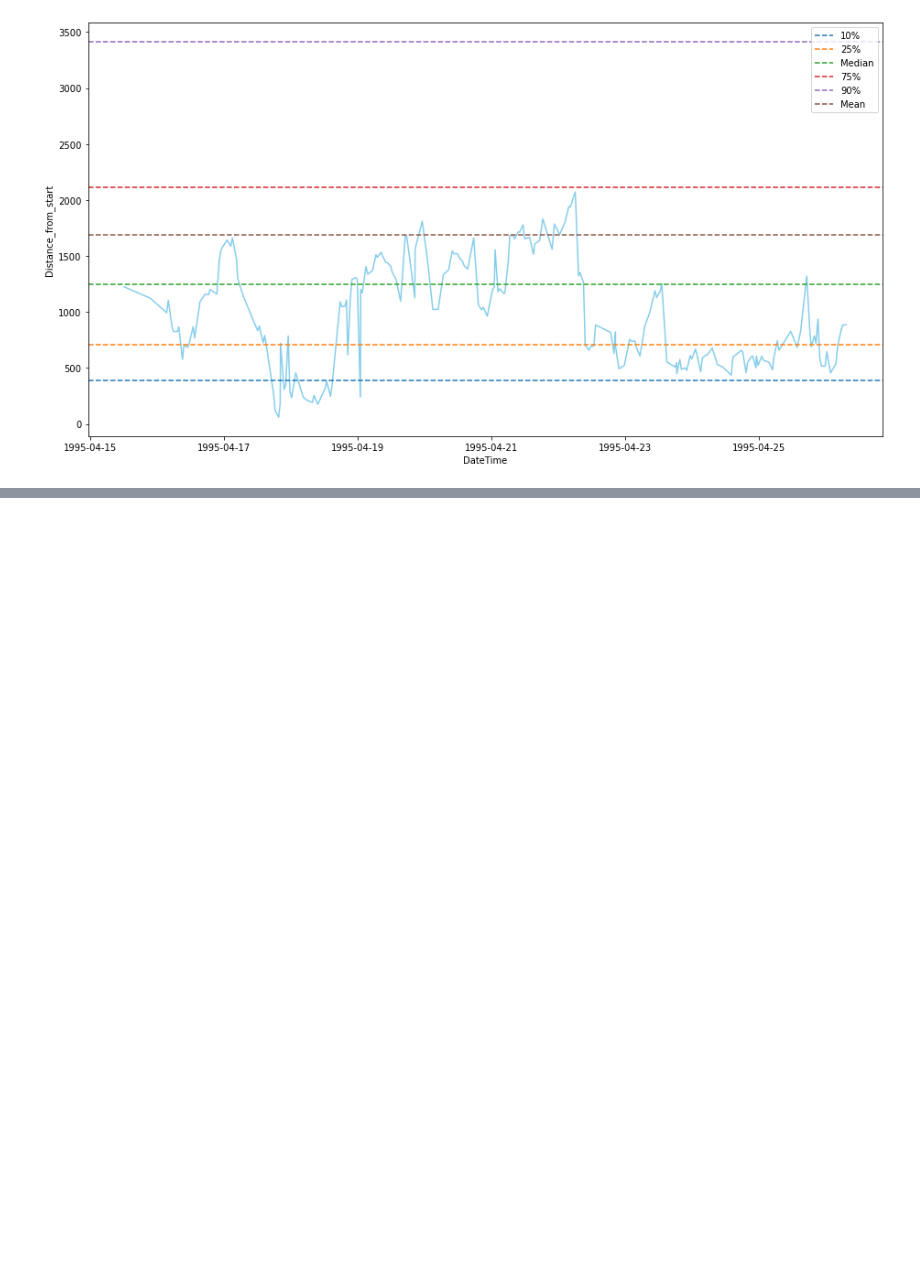
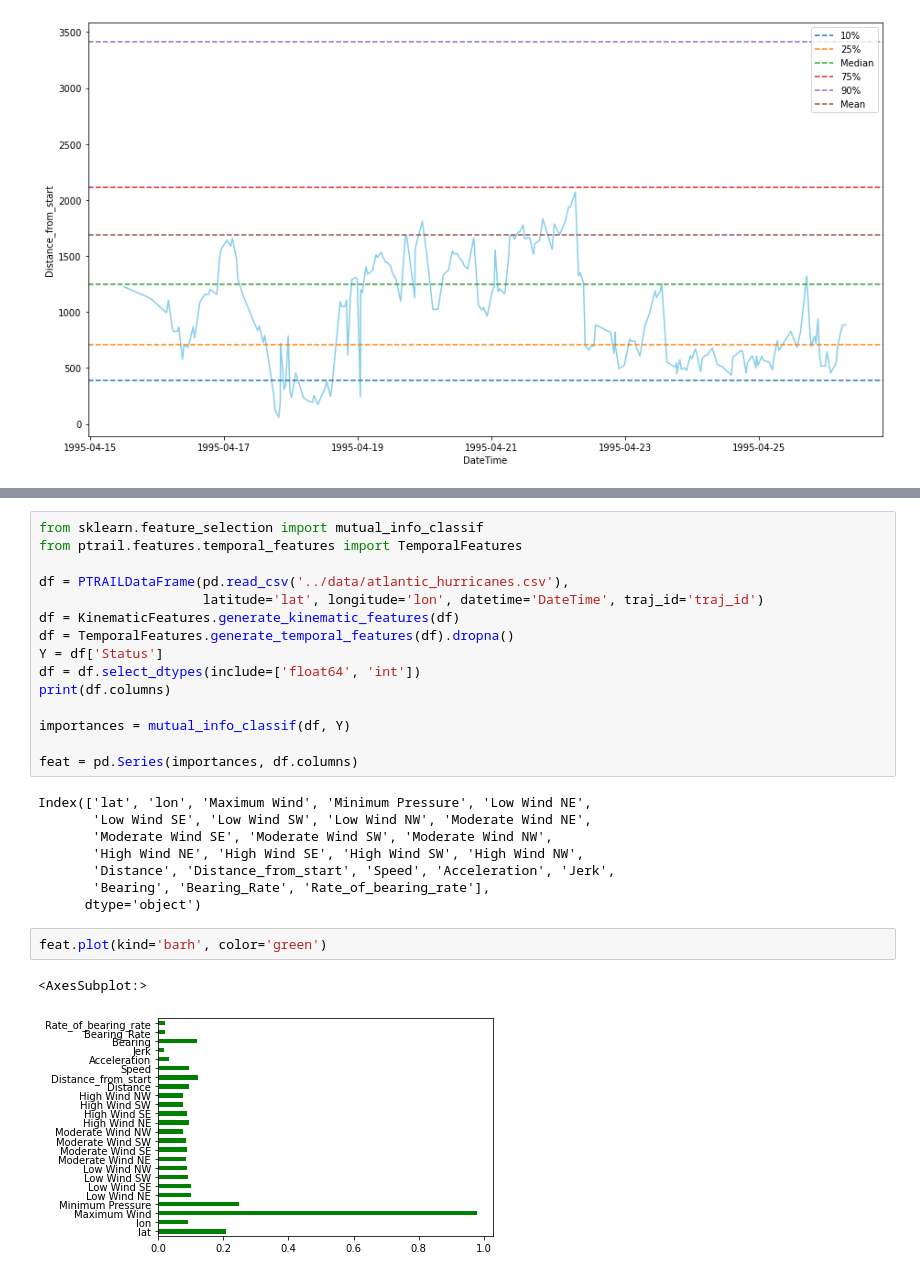
Before and after one commit to YakshHaranwala/PTRAIL, a Jupyter notebook: examples/Jupyter Notebooks/test.ipynb, the cells around one changed output, grey strips where cells are left out. Saved outputs shown, nothing was run; the diff lists cells and outputs as text; blank space fills up the shorter version.

Commit message:
Tested some feature selection.

```diff
--- a/examples/Jupyter Notebooks/test.ipynb
+++ b/examples/Jupyter Notebooks/test.ipynb
@@ -93,0 +103,28 @@ plot_stats('Distance_from_start')
+# %%
+from sklearn.feature_selection import mutual_info_classif
+from ptrail.features.temporal_features import TemporalFeatures
+
+df = PTRAILDataFrame(pd.read_csv('../data/atlantic_hurricanes.csv'),
+                     latitude='lat', longitude='lon', datetime='DateTime', traj_id='traj_id')
+df = KinematicFeatures.generate_kinematic_features(df)
+df = TemporalFeatures.generate_temporal_features(df).dropna()
+Y = df['Status']
+df = df.select_dtypes(include=['float64', 'int'])
+print(df.columns)
+
+importances = mutual_info_classif(df, Y)
+
+feat = pd.Series(importances, df.columns)
+# %% [output]
+Index(['lat', 'lon', 'Maximum Wind', 'Minimum Pressure', 'Low Wind NE',
+       'Low Wind SE', 'Low Wind SW', 'Low Wind NW', 'Moderate Wind NE',
+       'Moderate Wind SE', 'Moderate Wind SW', 'Moderate Wind NW',
+       'High Wind NE', 'High Wind SE', 'High Wind SW', 'High Wind NW',
+       'Distance', 'Distance_from_start', 'Speed', 'Acceleration', 'Jerk',
+       'Bearing', 'Bearing_Rate', 'Rate_of_bearing_rate'],
+      dtype='object')
+# %%
+feat.plot(kind='barh', color='green')
+# %% [output]
+<AxesSubplot:>
+[figure, added]
```
Also changed, not shown: parts of 1 cell of this notebook.
